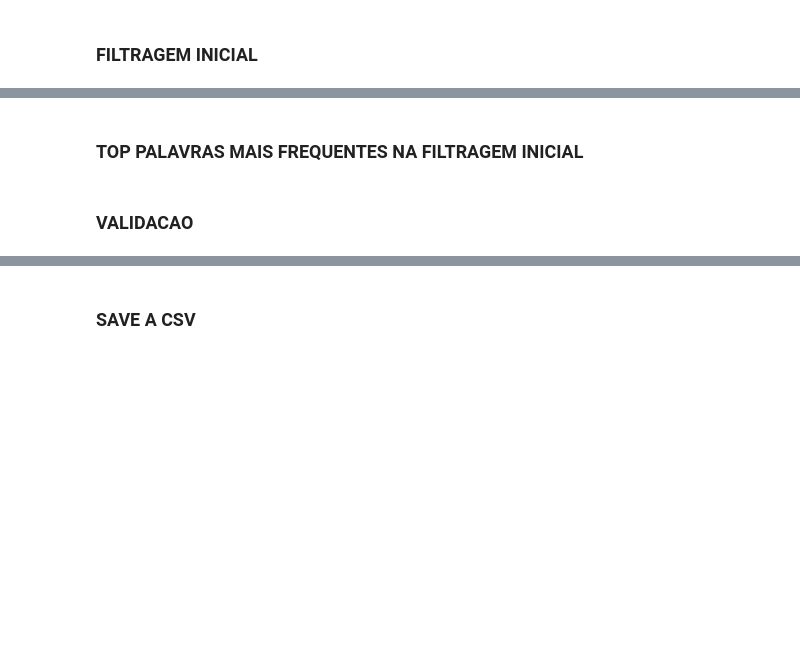
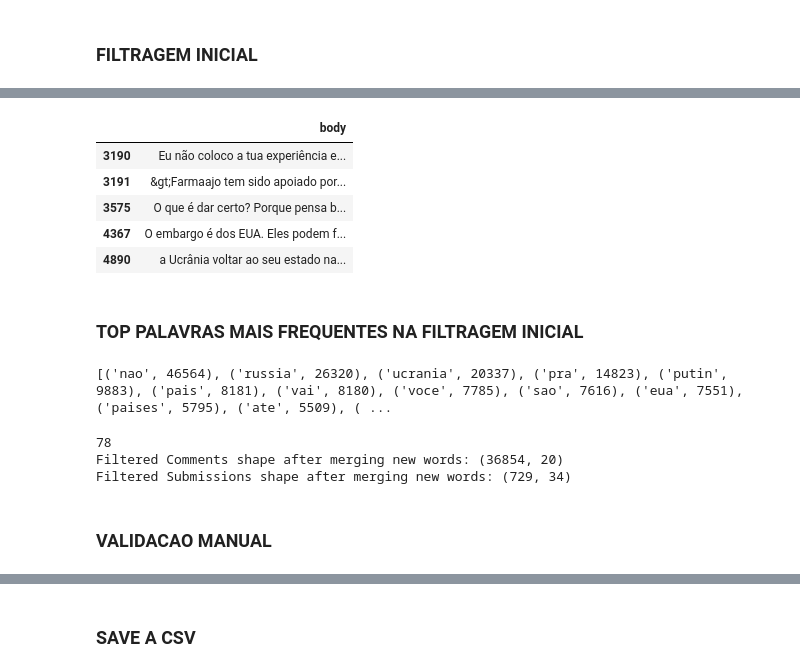
Before and after one commit to DuarteDvv/social_comp, a Jupyter notebook: filtragem.ipynb, the cells around one changed output, grey strips where cells are left out. Saved outputs shown, nothing was run; the diff lists cells and outputs as text; code cells hidden in the pictures; blank space fills up the shorter version.

```diff
--- a/filtragem.ipynb
+++ b/filtragem.ipynb
@@ -96,5 +155,12 @@ filtered_submissions[['selftext']].iloc[0:2]
 # %%
-filtered_comments[['body']].iloc[0:2]  # display first 2 filtered comments
+filtered_comments[['body']].iloc[0:5]
+# %% [output]
+|  | body |
+| 3190 | Eu não coloco a tua experiência e... |
+| 3191 | &gt;Farmaajo tem sido apoiado por... |
+| 3575 | O que é dar certo? Porque pensa b... |
+| 4367 | O embargo é dos EUA. Eles podem f... |
+| 4890 | a Ucrânia voltar ao seu estado na... |
 # %% [markdown]
 ### TOP PALAVRAS MAIS FREQUENTES NA FILTRAGEM INICIAL
 # %%
@@ -117,29 +183,40 @@ for index, row in filtered_submissions.iterrows():
 sorted_tokens = sorted(token_tf.items(), key=lambda x: x[1], reverse=True)
 
 # top K tokens
-K = 100
+K = 200
 top__tokens = sorted_tokens[:K]
 
+top__tokens = [(token, freq) for token, freq in top__tokens if token not in seed_words]
+
 print(top__tokens)
+# %% [output]
+[('nao', 46564), ('russia', 26320), ('ucrania', 20337), ('pra', 14823), ('putin', 9883), ('pais', 8181), ('vai', 8180), ('voce', 7785), ('sao', 7616), ('eua', 7551), ('paises', 5795), ('ate', 5509), ( ...
 # %%
 new_words = [
-    'pais','eua', 'mundo', 'contra', 'paises', 'governo', 'area','poder', 'estado', 'pro', 'povo', 'historia', 'historica', 'historico', 'populacao'
+    'pais','eua', 'mundo', 'paises', 'governo', 'area','poder', 'estado', 'europa', 'povo', 'historia', 'historica', 'historico', 'populacao', 'presidente', 'ocidente', 'militar', 'exercito', 'militares', 'invadir', 'conquista',
+    'conquistar', 'territorio', 'armas', 'arma', 'propaganda', 'nuclear', 'nucleares', 'economia', 'mundial', 'estados'
 ]
 
 # merge seed words and new words
-seed_words = set(seed_words + new_words)
+final_words = set(seed_words + new_words)
+
+print(len(final_words))
 
 # filter comments and submissions again based on the updated seed words
 
-comments['contains_seed_words'] = comments['tokenized_body'].apply(lambda x: contains_seed_words(x, seed_words))
-submissions['contains_seed_words'] = submissions['tokenized_selftext'].apply(lambda x: contains_seed_words(x, seed_words))
+comments['contains_seed_words'] = comments['tokenized_body'].apply(lambda x: contains_seed_words(x, final_words))
+submissions['contains_seed_words'] = submissions['tokenized_selftext'].apply(lambda x: contains_seed_words(x, final_words))
 
 final_filtered_comments = comments[comments['contains_seed_words']]
 final_filtered_submissions = submissions[submissions['contains_seed_words']]
 
 print('Filtered Comments shape after merging new words:', final_filtered_comments.shape)
 print('Filtered Submissions shape after merging new words:', final_filtered_submissions.shape)
+# %% [output]
+78
+Filtered Comments shape after merging new words: (36854, 20)
+Filtered Submissions shape after merging new words: (729, 34)
 # %% [markdown]
-### VALIDACAO
+### VALIDACAO MANUAL
 # %%
 filtered_submissions[['selftext']].iloc[0:20]
```
Also changed, not shown: parts of 10 cells of this notebook, 3 other files.
